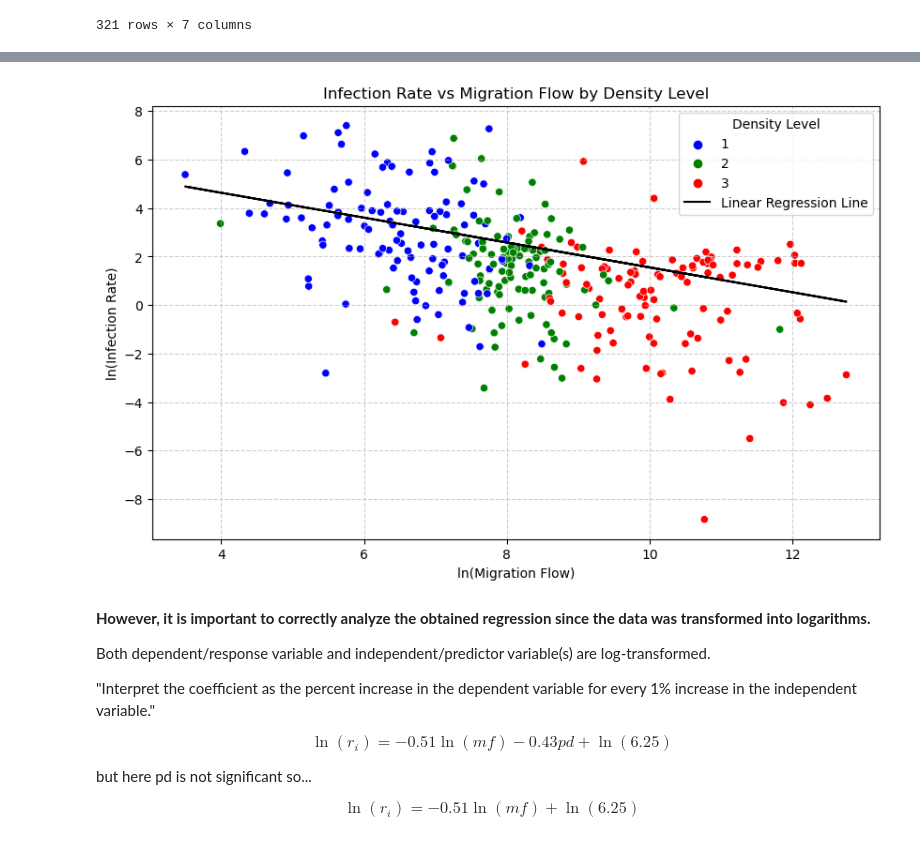
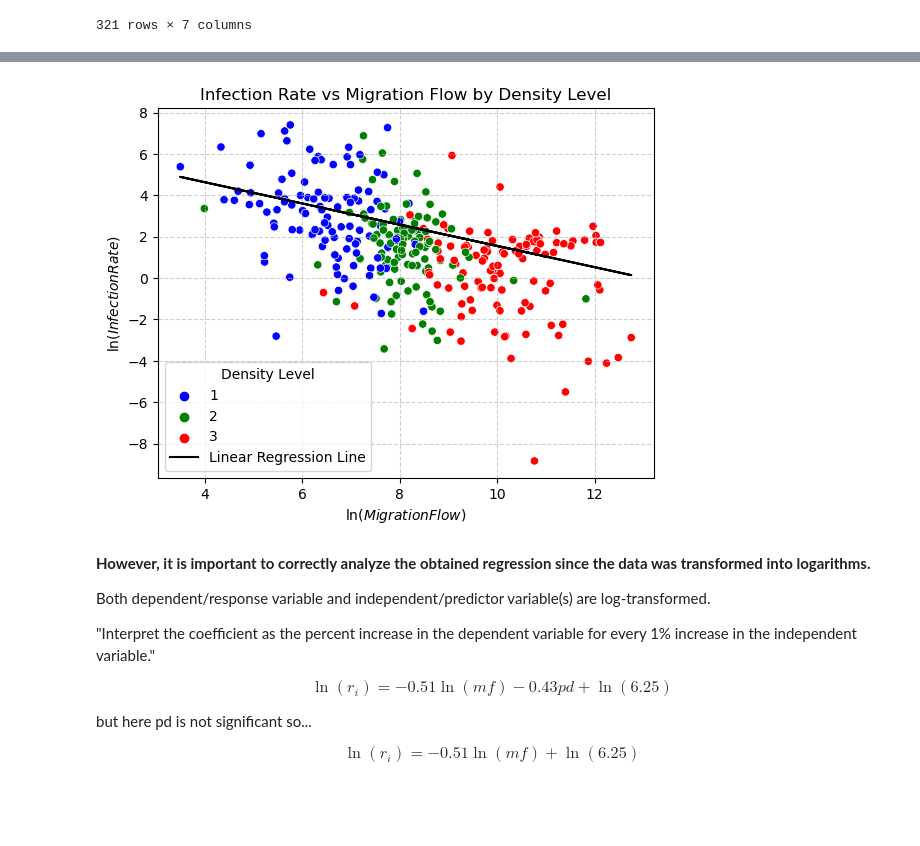
Before and after one commit to BeltranVV/Project1, a Jupyter notebook: Project-Copy1.ipynb, the cells around one changed output, grey strips where cells are left out. Drawn from its saved outputs; the diff is of its cells as text; code cells hidden in the pictures; blank space fills up the shorter version.

```diff
--- a/Project-Copy1.ipynb
+++ b/Project-Copy1.ipynb
@@ -143,7 +136,7 @@ model = sm.OLS(y_2, X_2).fit()
 slope = model.params['mf']
 intercept = model.params['const']
 print(model.summary())
-plt.figure(figsize=(10, 6))
+#plt.figure(figsize=(10, 6))
 
 scatter_plot = sns.scatterplot(x='mf', y='roi', hue='density_level', data=sum_cases_copy, palette=custom_palette)
 x_values = sum_cases_copy['mf']
@@ -151,11 +144,12 @@ linear_regression_line = slope * x_values + intercept
 plt.plot(x_values, linear_regression_line, color='black', label='Linear Regression Line')
 
 scatter_plot.set_title('Infection Rate vs Migration Flow by Density Level')
-scatter_plot.set_xlabel('ln(Migration Flow)')
-scatter_plot.set_ylabel('ln(Infection Rate)')
+scatter_plot.set_xlabel('$\ln(Migration Flow)$')
+scatter_plot.set_ylabel('$\ln(Infection Rate)$')
 
 plt.grid(True, linestyle='--', alpha=0.6)
 plt.legend(title='Density Level')
+plt.savefig('regression_1.png')
 plt.show()
 # %% [output]
 r_i =  -0.51 * mf + -0.43 * density_level + 6.69
@@ -169,13 +163,13 @@ Time:                        23:59:06   Log-Likelihood:                -669.63
 No. Observations:                 320   AIC:                             1345.
 Df Residuals:                     317   BIC:                             1357.
 Df Model:                           2
 Covariance Type:            nonrobust
 ... (11 lines left out)
 ==============================================================================
 
 Notes:
 [1] Standard Errors assume that the covariance matrix of the errors is correctly specified.
-[figure, old version]
+[figure, new version]
 # %% [markdown]
 __However, it is important to correctly analyze the obtained regression since the data was transformed into logarithms.__
 
```
Also changed, not shown: parts of 9 cells of this notebook.
